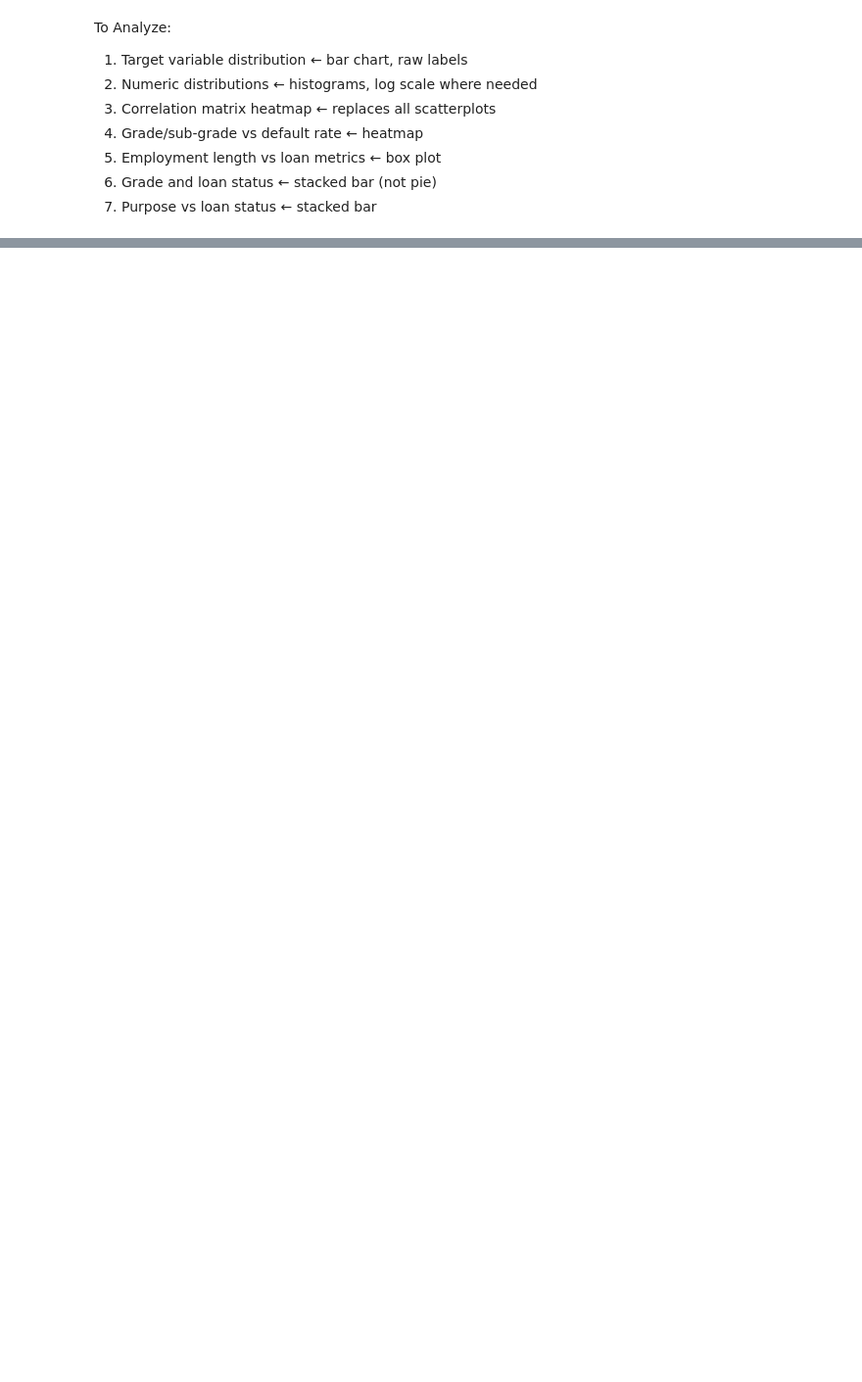
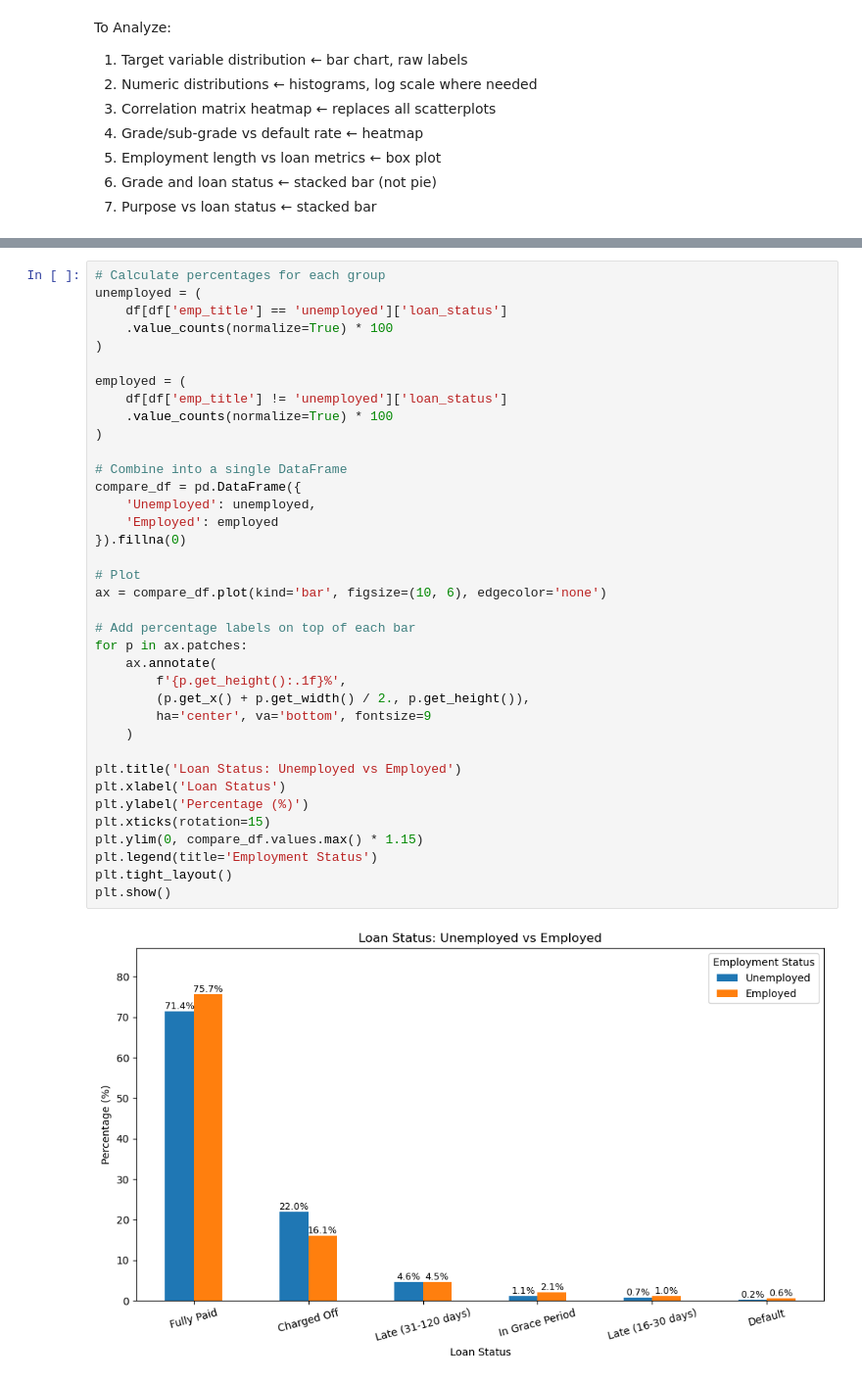
Before and after one commit to BramD1/loan-credit-risk, a Jupyter notebook: EDA_notebook.ipynb, the cells around one changed output, grey strips where cells are left out. Shown at 98% size. Drawn from its saved outputs; the diff is of its cells as text; blank space fills up the shorter version.

```diff
--- a/EDA_notebook.ipynb
+++ b/EDA_notebook.ipynb
@@ -108,0 +169,39 @@ array(['Current', 'Late (31-120 days)', 'Late (16-30 days)', 'Default',
+# %%
+# Calculate percentages for each group
+unemployed = (
+    df[df['emp_title'] == 'unemployed']['loan_status']
+    .value_counts(normalize=True) * 100
+)
+
+employed = (
+    df[df['emp_title'] != 'unemployed']['loan_status']
+    .value_counts(normalize=True) * 100
+)
+
+# Combine into a single DataFrame
+compare_df = pd.DataFrame({
+    'Unemployed': unemployed,
+    'Employed': employed
+}).fillna(0)
+
+# Plot
+ax = compare_df.plot(kind='bar', figsize=(10, 6), edgecolor='none')
+
+# Add percentage labels on top of each bar
+for p in ax.patches:
+    ax.annotate(
+        f'{p.get_height():.1f}%',
+        (p.get_x() + p.get_width() / 2., p.get_height()),
+        ha='center', va='bottom', fontsize=9
+    )
+
+plt.title('Loan Status: Unemployed vs Employed')
+plt.xlabel('Loan Status')
+plt.ylabel('Percentage (%)')
+plt.xticks(rotation=15)
+plt.ylim(0, compare_df.values.max() * 1.15)
+plt.legend(title='Employment Status')
+plt.tight_layout()
+plt.show()
+# %% [output]
+[figure, added]
```
Also changed, not shown: parts of 47 cells of this notebook, 1 other file.
